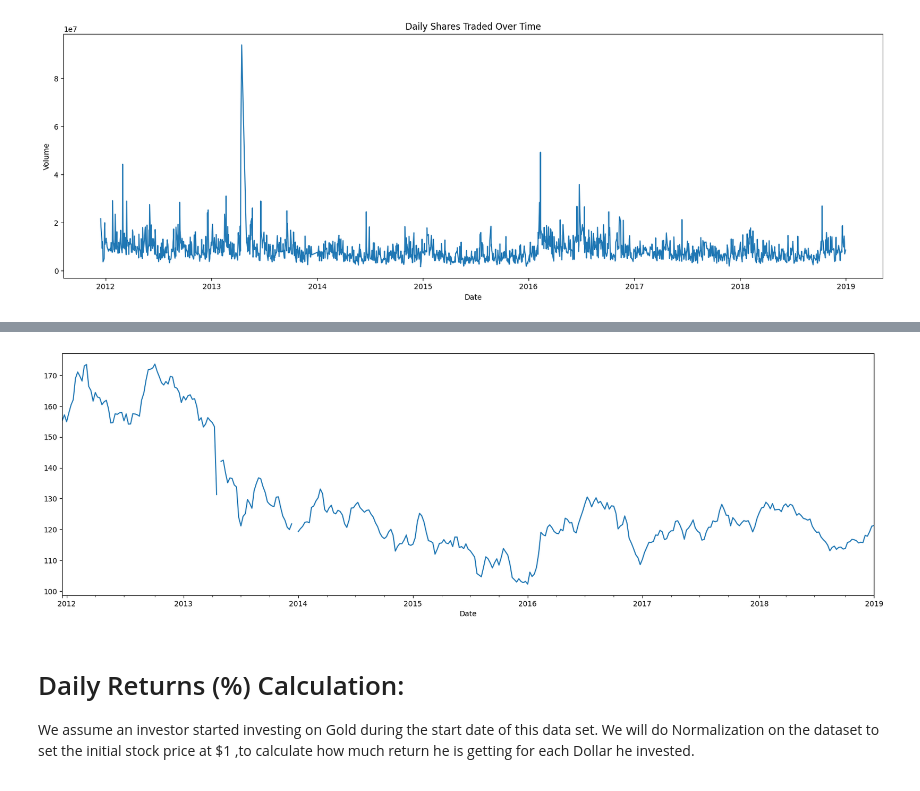
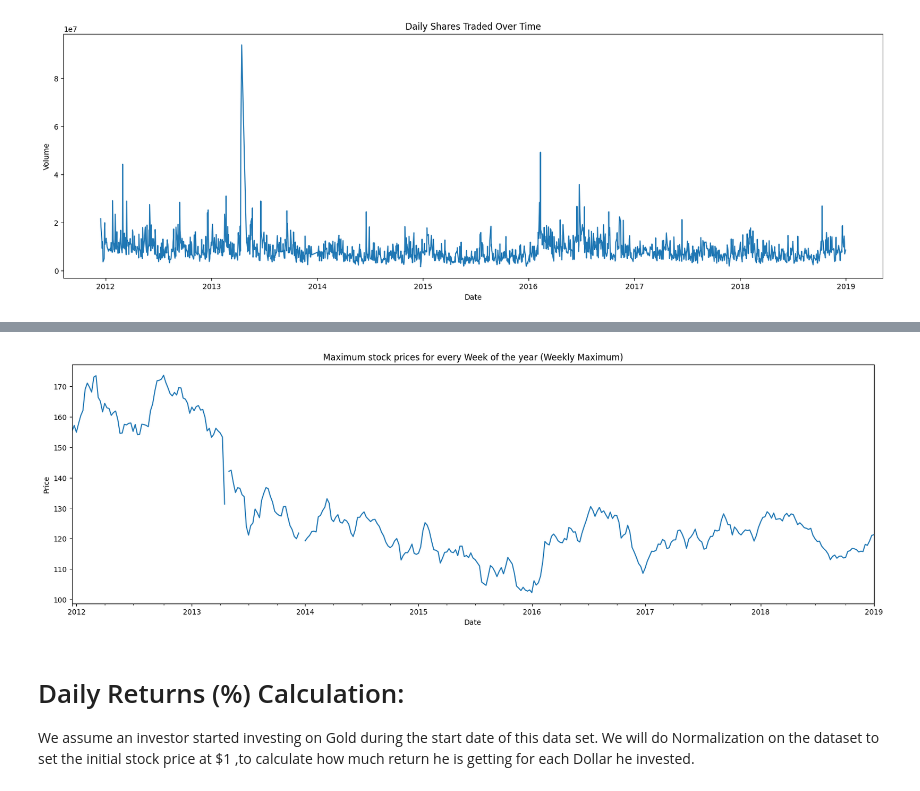
Before and after one commit to hsb130/My-Portfolio-Projects, a Jupyter notebook: Gold Price Prediction/Gold_Stock_Price_Analysis_(Time_Series_Forecasting_using_RNN_and_Exponential_Smoothing_Techniques).ipynb, the cells around one changed output, grey strips where cells are left out. Cells and saved outputs as stored; diff of their text form; code cells hidden in the pictures.

```diff
--- a/Gold Price Prediction/Gold_Stock_Price_Analysis_(Time_Series_Forecasting_using_RNN_and_Exponential_Smoothing_Techniques).ipynb
+++ b/Gold Price Prediction/Gold_Stock_Price_Analysis_(Time_Series_Forecasting_using_RNN_and_Exponential_Smoothing_Techniques).ipynb
@@ -160,10 +194,15 @@ plt.show()
 # %%
 plt.figure(figsize=(20, 6))
 df['Adj Close'].resample(rule= 'W').max().plot()
+
+plt.title('Maximum stock prices for every Week of the year (Weekly Maximum)')
+plt.xlabel('Date')
+plt.ylabel('Price')
+
 plt.show()
 # This shows the maximum stock prices for every week in the dataset
 # %% [output]
-[figure, old version]
+[figure, new version]
 # %% [markdown]
 # Daily Returns (%) Calculation:
 
```
Also changed, not shown: parts of 13 cells of this notebook, 15 other files.
